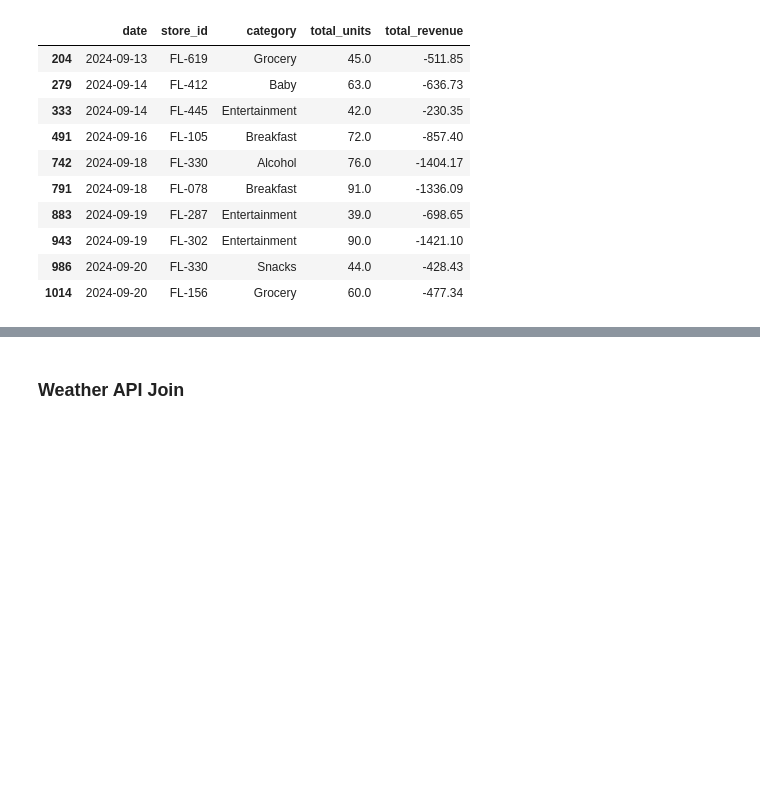
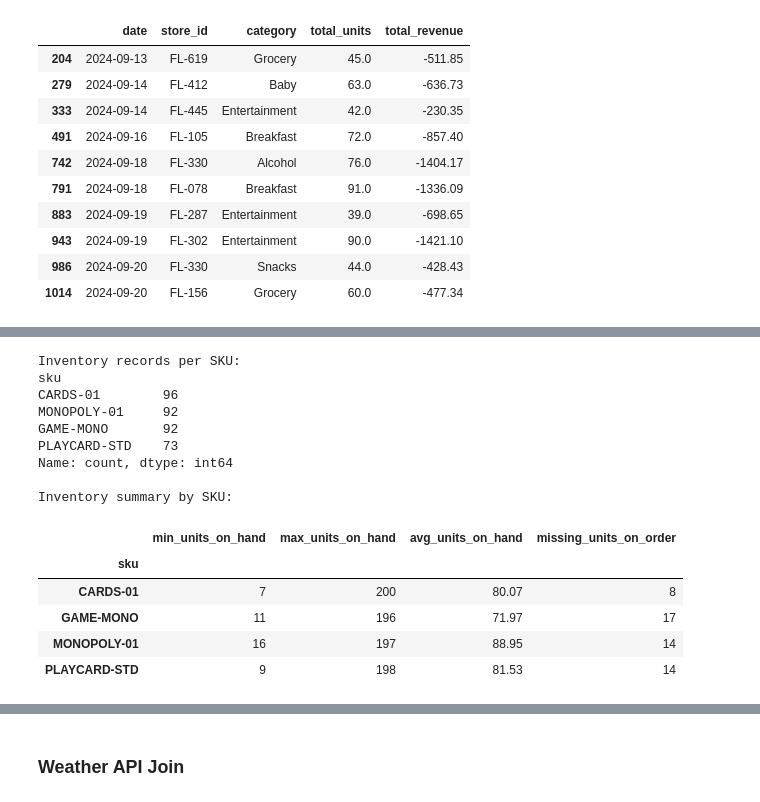
Before and after one commit to raffaellaalpaca-ai/walmart-hurricane-project, a Jupyter notebook: Walmart_Midterm_Notebook_(DS_2002).ipynb, the cells around one changed output, grey strips where cells are left out. Saved outputs shown, nothing was run; the diff lists cells and outputs as text; code cells hidden in the pictures; blank space fills up the shorter version.

```diff
--- a/Walmart_Midterm_Notebook_(DS_2002).ipynb
+++ b/Walmart_Midterm_Notebook_(DS_2002).ipynb
@@ -1323,0 +1436,45 @@ Records with negative sales values:
+# %%
+# Select the four entertainment-related SKUs
+board_game_skus = [
+    "GAME-MONO",
+    "MONOPOLY-01",
+    "CARDS-01",
+    "PLAYCARD-STD"
+]
+
+# Get inventory records for these SKUs
+board_game_inventory = inventory_sql[
+    inventory_sql["sku"].isin(board_game_skus)
+].copy()
+
+# Count records for each SKU
+print("Inventory records per SKU:")
+print(board_game_inventory["sku"].value_counts())
+
+# Check inventory quantities for each SKU
+print("\nInventory summary by SKU:")
+
+inventory_summary = board_game_inventory.groupby("sku").agg(
+    min_units_on_hand=("units_on_hand", "min"),
+    max_units_on_hand=("units_on_hand", "max"),
+    avg_units_on_hand=("units_on_hand", "mean"),
+    missing_units_on_order=("units_on_order", lambda x: x.isnull().sum())
+)
+
+display(inventory_summary.round(2))
+# %% [output]
+Inventory records per SKU:
+sku
+CARDS-01        96
+MONOPOLY-01     92
+GAME-MONO       92
+PLAYCARD-STD    73
+Name: count, dtype: int64
+
+Inventory summary by SKU:
+|  | min_units_on_hand | max_units_on_hand | avg_units_on_hand | missing_units_on_order |
+| sku |  |  |  |  |
+| CARDS-01 | 7 | 200 | 80.07 | 8 |
+| GAME-MONO | 11 | 196 | 71.97 | 17 |
+| MONOPOLY-01 | 16 | 197 | 88.95 | 14 |
+| PLAYCARD-STD | 9 | 198 | 81.53 | 14 |
```
Also changed, not shown: parts of 33 cells of this notebook.
